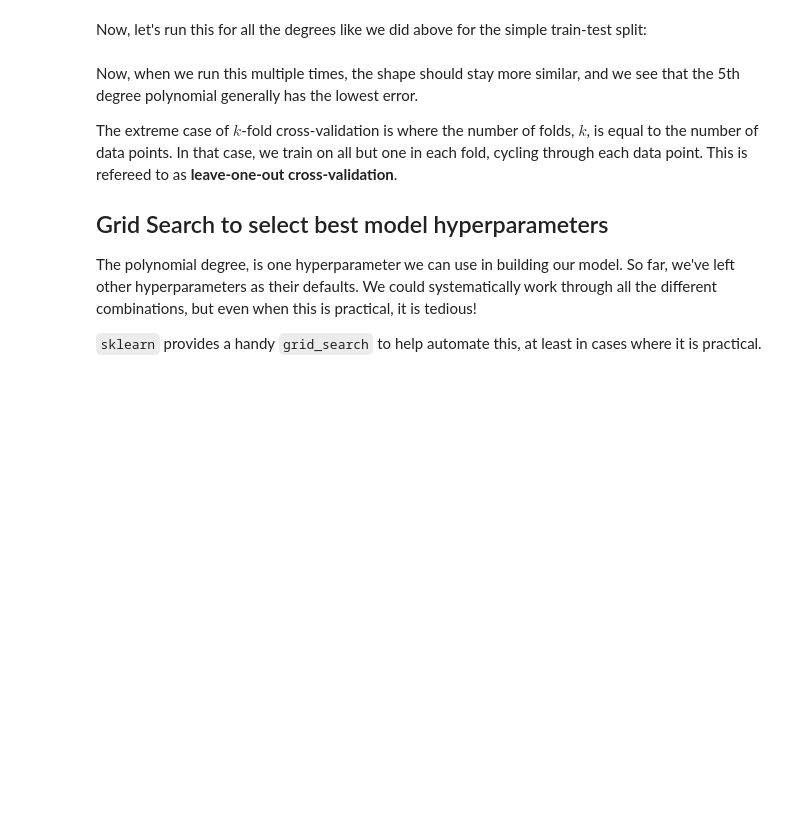
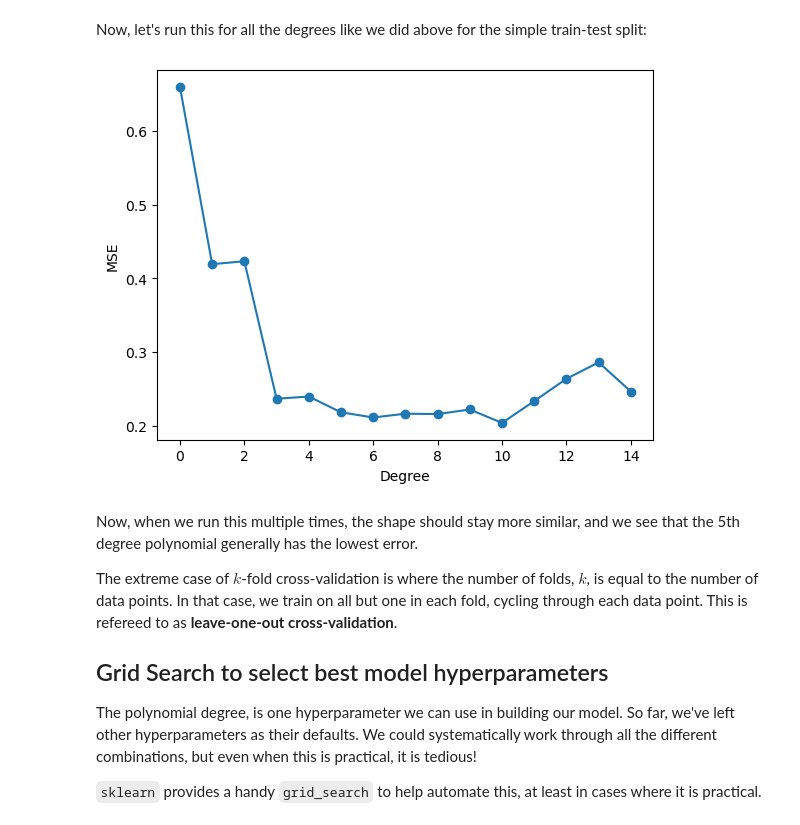
Before and after one commit to EJMancero/Jupyter_Content2, a Jupyter notebook: 08_Bias_variance_tradeoff_student.ipynb, the cells around one changed output. Saved outputs shown, nothing was run; the diff lists cells and outputs as text; code cells hidden in the pictures; blank space fills up the shorter version.

```diff
--- a/08_Bias_variance_tradeoff_student.ipynb
+++ b/08_Bias_variance_tradeoff_student.ipynb
@@ -340,36 +386,41 @@ print(f'Average MSE: {res.mean()}')
 # %% [markdown]
 Now, let's run this for all the degrees like we did above for the simple train-test split:
 # %%
+X_train, X_test, y_train, y_test = train_test_split(X, y, test_size=0.5)
 
 err = []
 degrees = range(15)
 
 kf = KFold(n_splits=10, shuffle=True)
 
 for degree in degrees:
     # Make our model
     model = Pipeline([
         ('poly', PolynomialFeatures(degree=degree)),
         ('linreg', LinearRegression(fit_intercept=False))
     ])
 
     # Fit the model
     res = cross_val_score(model, X, y, cv=kf, scoring=mse)
     err.append(res.mean()) # Get MSE for model and append to list
 
 err_df = pd.DataFrame({'degree':degrees, 'mse':err})
 # Line plot
 plt.plot(err_df['degree'], err_df['mse'], label='MSE by Degree')
 
 # Overlay points
 plt.scatter(err_df['degree'], err_df['mse'])
 
 # Adding labels and title
 plt.xlabel('Degree')
 plt.ylabel('MSE')
 
 # Display the plot
 plt.show()
+
+#Much more consistent if run over and over again
+# %% [output]
+[figure, added]
 # %% [markdown]
 Now, when we run this multiple times, the shape should stay more similar, and we see that the 5th degree polynomial generally has the lowest error.
 
```
Also changed, not shown: parts of 10 cells of this notebook.
